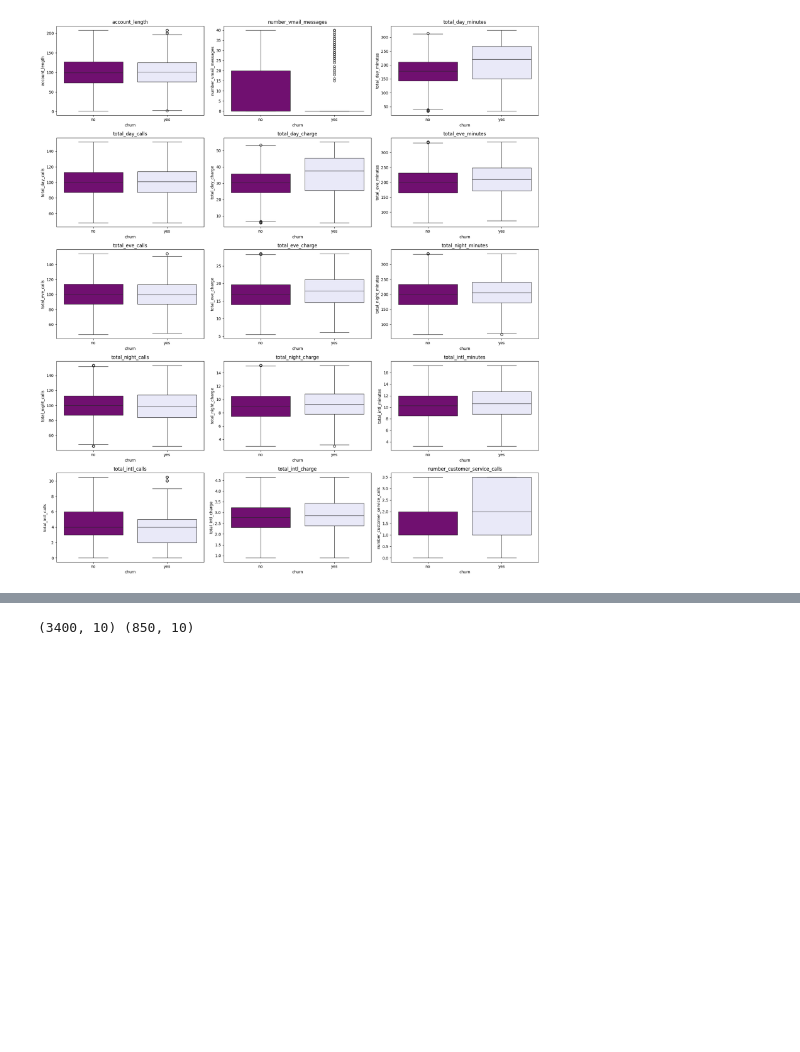
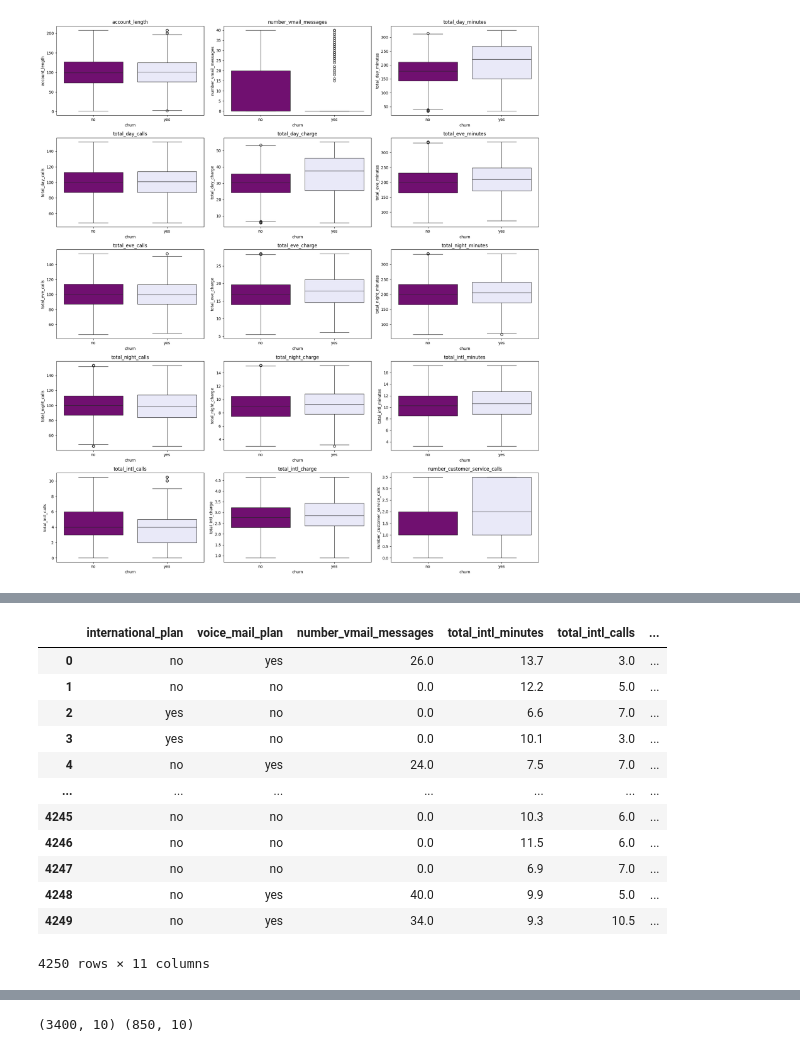
Before and after one commit to ezhatiara/customer-churn-prediction, a Jupyter notebook: customer_churn.ipynb, the cells around one changed output, grey strips where cells are left out. Drawn from its saved outputs; the diff is of its cells as text; code cells hidden in the pictures; blank space fills up the shorter version.

```diff
--- a/customer_churn.ipynb
+++ b/customer_churn.ipynb
@@ -461,0 +570,27 @@ plot_boxplots(df_cleaned, num_cols, 'churn')
+# %%
+df_fe = df_cleaned.copy()
+# %%
+def feature_engineering(df):
+    df['total_nat_minutes'] = df['total_day_minutes'] + df['total_eve_minutes'] + df['total_night_minutes']
+    df['total_nat_calls'] = df['total_day_calls'] + df['total_eve_calls'] + df['total_night_calls']
+    df['total_nat_charge'] = df['total_day_charge'] + df['total_eve_charge'] + df['total_night_charge']
+    df.drop(columns=['state', 'area_code', 'account_length', 'total_day_minutes', 'total_eve_minutes',
+                     'total_night_minutes', 'total_day_calls', 'total_eve_calls', 'total_night_calls',
+                     'total_day_charge', 'total_eve_charge', 'total_night_charge'], inplace=True)
+    return df
+# %%
+feature_engineering(df_fe)
+# %% [output]
+|  | international_plan | voice_mail_plan | number_vmail_messages | total_intl_minutes | total_intl_calls | ... |
+| 0 | no | yes | 26.0 | 13.7 | 3.0 | ... |
+| 1 | no | no | 0.0 | 12.2 | 5.0 | ... |
+| 2 | yes | no | 0.0 | 6.6 | 7.0 | ... |
+| 3 | yes | no | 0.0 | 10.1 | 3.0 | ... |
+| 4 | no | yes | 24.0 | 7.5 | 7.0 | ... |
+| ... | ... | ... | ... | ... | ... | ... |
+| 4245 | no | no | 0.0 | 10.3 | 6.0 | ... |
+| 4246 | no | no | 0.0 | 11.5 | 6.0 | ... |
+| 4247 | no | no | 0.0 | 6.9 | 7.0 | ... |
+| 4248 | no | yes | 40.0 | 9.9 | 5.0 | ... |
+| 4249 | no | yes | 34.0 | 9.3 | 10.5 | ... |
+4250 rows × 11 columns
```
Also changed, not shown: parts of 52 cells of this notebook.
